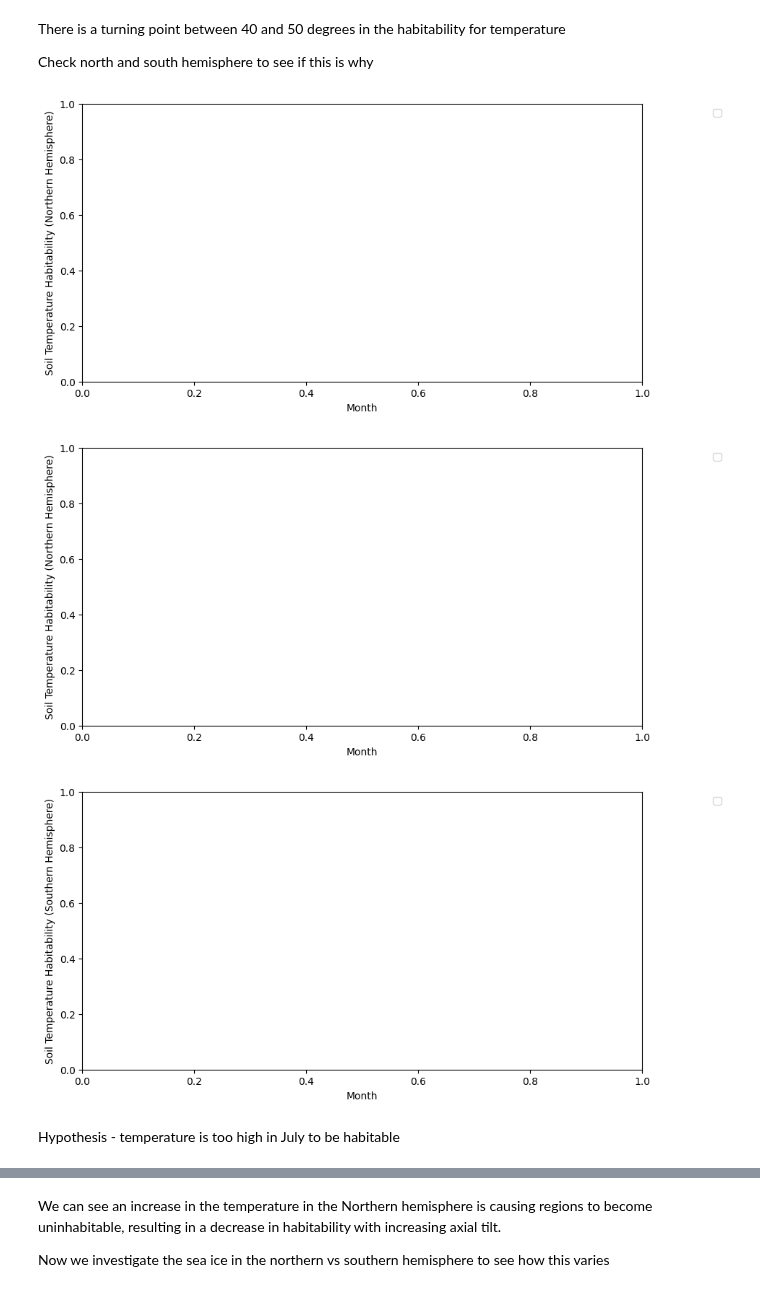
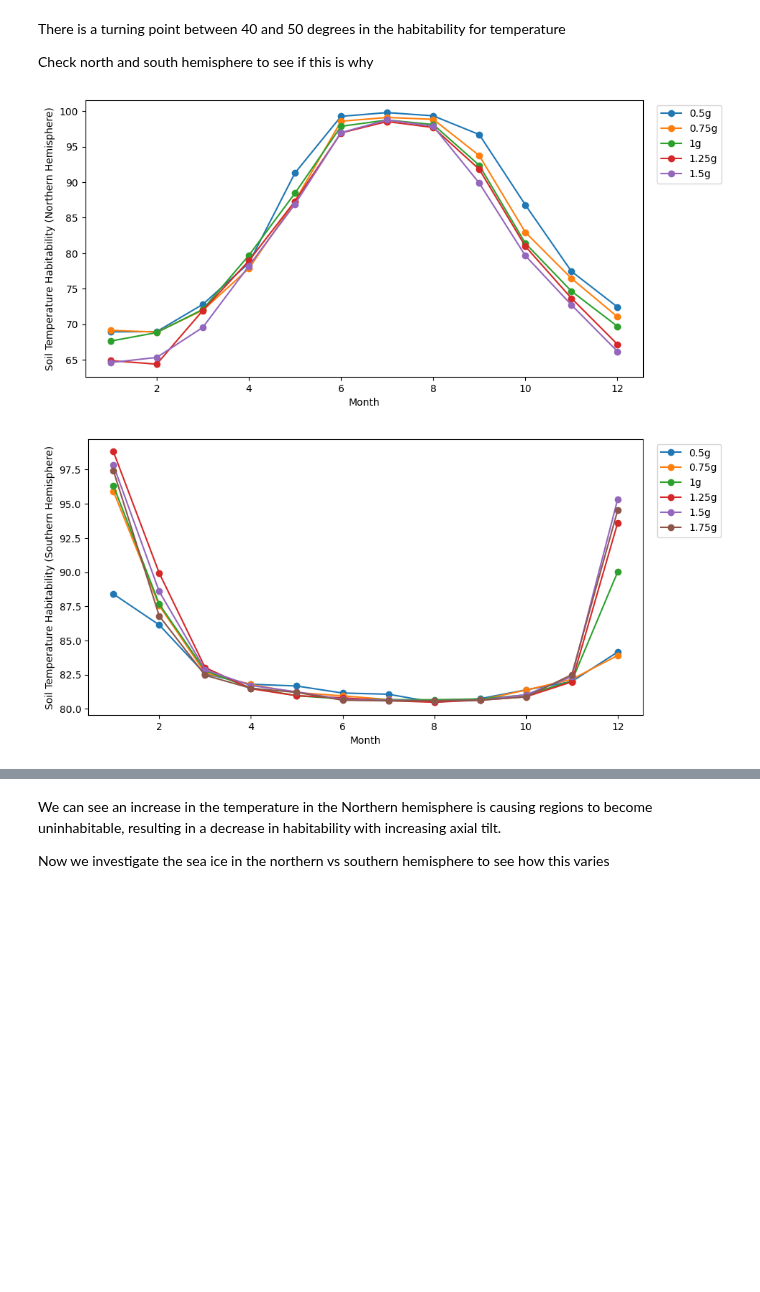
Before and after one commit to hannahw0od/habitability, a Jupyter notebook: plots_grav.ipynb, the cells around one changed output, grey strips where cells are left out. Drawn from its saved outputs; the diff is of its cells as text; code cells hidden in the pictures; blank space fills up the shorter version.

Commit message:
organising plotting folders and running sims

```diff
--- a/plots_grav.ipynb
+++ b/plots_grav.ipynb
@@ -232,45 +232,29 @@ Check north and south hemisphere to see if this is why
 # %%
 fig = plt.figure(figsize=(10, 5))
 for r in results[0:5]:
-    # axtilt = at[results.index(r)]
-    grav = gravity[results.index(r)]
-    st = r["data"]["st_nhem"]
-    month = r["data"]["month"][0]
-    # plt.plot(month, st, marker='o', label=f"{axtilt}$^o$")
-    plt.plot(month, st, marker='o', label=f"{grav}g")
-plt.xlabel("Month")
-plt.ylabel("Soil Temperature Habitability (Northern Hemisphere)")
-plt.legend(loc="upper right", bbox_to_anchor=(1.15, 1))
-plt.show()
-
-fig = plt.figure(figsize=(10, 5))
-for r in results[6:9]:
     # axtilt = at[results.index(r)]
     grav = gravity[results.index(r)]
     st = r["data"]["st_nhem"]
     month = r["data"]["month"][0]
     # plt.plot(month, st, marker='o', label=f"{axtilt}$^o$")
     plt.plot(month, st, marker='o', label=f"{grav}g")
 plt.xlabel("Month")
 plt.ylabel("Soil Temperature Habitability (Northern Hemisphere)")
 plt.legend(loc="upper right", bbox_to_anchor=(1.15, 1))
 plt.show()
 
 fig = plt.figure(figsize=(10, 5))
 for r in results[0:9]:
     # axtilt = at[results.index(r)]
     grav = gravity[results.index(r)]
     st = r["data"]["st_shem"]
     month = r["data"]["month"][0]
     # plt.plot(month, st, marker='o', label=f"{axtilt}$^o$")
     plt.plot(month, st, marker='o', label=f"{grav}g")
 plt.xlabel("Month")
 plt.ylabel("Soil Temperature Habitability (Southern Hemisphere)")
 plt.legend(loc="upper right", bbox_to_anchor=(1.15, 1))
 plt.show()
 # %% [output]
-[figure, old version]
+[figure, new version]
-[figure, old version]
+[figure, new version]
-[figure, removed]
-# %% [markdown]
-Hypothesis - temperature is too high in July to be habitable
```
Also changed, not shown: parts of 11 cells of this notebook, 5 other files.
